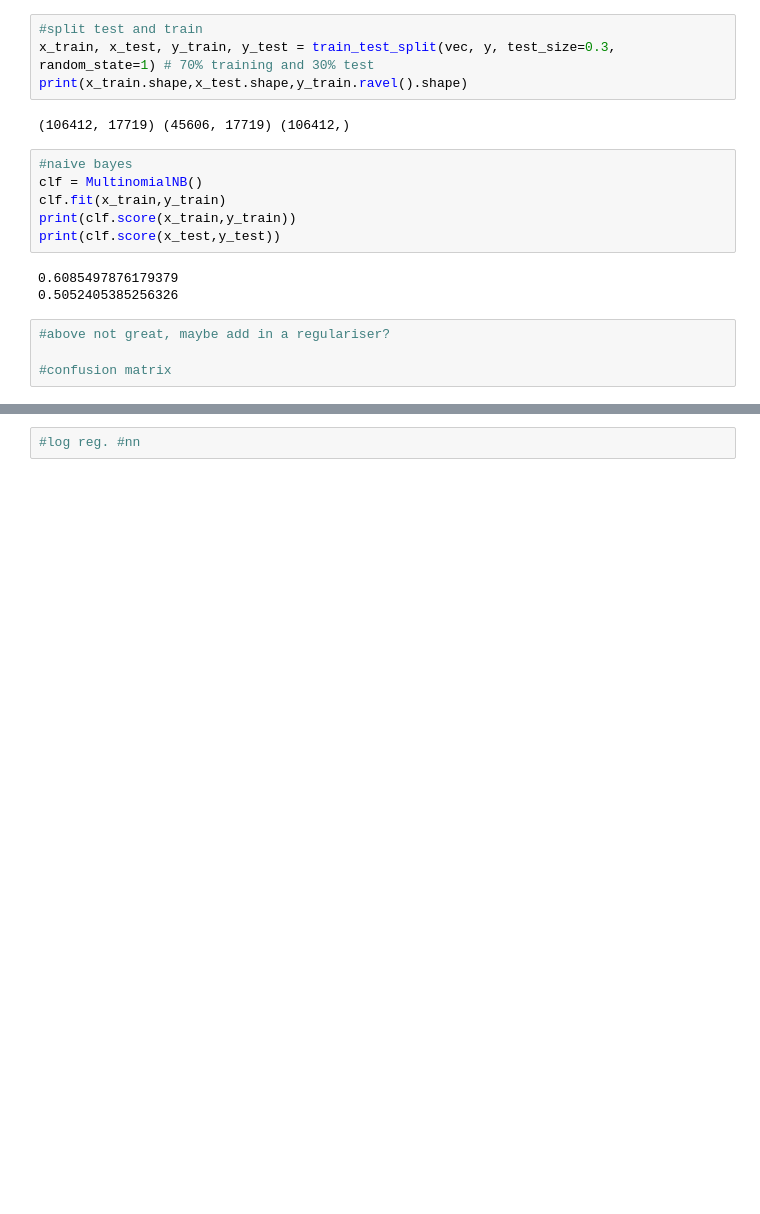
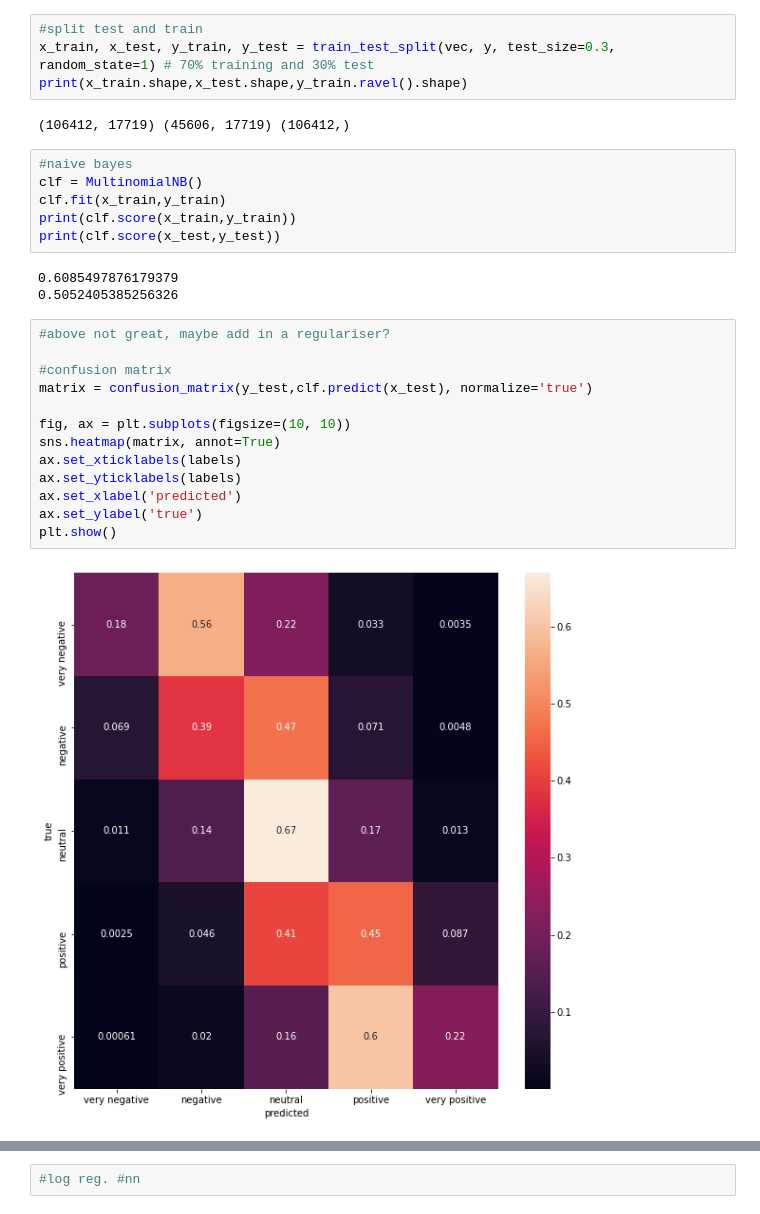
Before and after one commit to gagganj/sentiment_analysis, a Jupyter notebook: Movie.ipynb, the cells around one changed output, grey strips where cells are left out. Saved outputs shown, nothing was run; the diff lists cells and outputs as text; blank space fills up the shorter version.

Commit message:
con matrix

```diff
--- a/Movie.ipynb
+++ b/Movie.ipynb
@@ -185,7 +185,18 @@ print(clf.score(x_test,y_test))
 # %%
 #above not great, maybe add in a regulariser?
 
 #confusion matrix
+matrix = confusion_matrix(y_test,clf.predict(x_test), normalize='true')
+
+fig, ax = plt.subplots(figsize=(10, 10))
+sns.heatmap(matrix, annot=True)
+ax.set_xticklabels(labels)
+ax.set_yticklabels(labels)
+ax.set_xlabel('predicted')
+ax.set_ylabel('true')
+plt.show()
+# %% [output]
+[figure, added]
 # %%
 #random forest - grid search for optimal decision tree parameters -maybe try dif criterion
 rf_dic={
```
Also changed, not shown: parts of 2 cells of this notebook.
